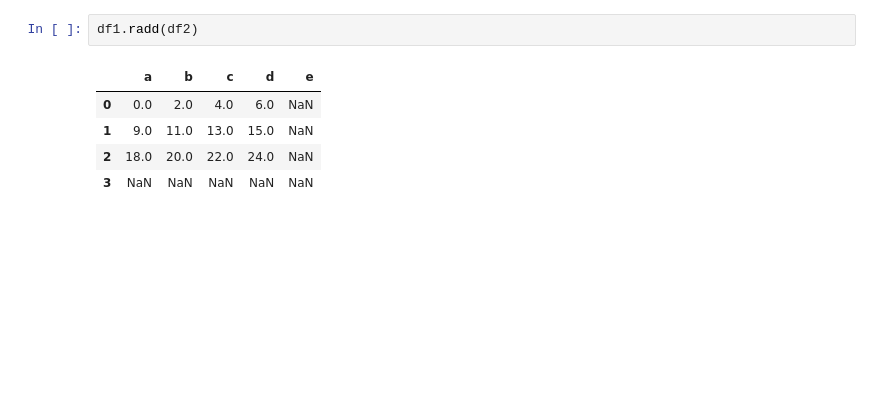
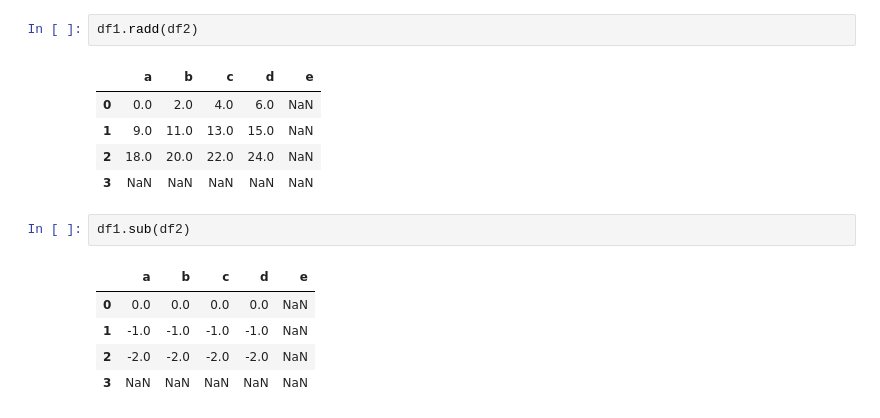
Before and after one commit to shrey0812/Data-Analysis-By-Wes-Mckinney, a Jupyter notebook: Chapter 5/Chapter-5-part-3.ipynb, the cells around one changed output. Cells and saved outputs as stored; diff of their text form; blank space fills up the shorter version.

```diff
--- a/Chapter 5/Chapter-5-part-3.ipynb
+++ b/Chapter 5/Chapter-5-part-3.ipynb
@@ -85,5 +85,11 @@ df1.radd(df2)
 | 1 | 9.0 | 11.0 | 13.0 | 15.0 | NaN |
 | 2 | 18.0 | 20.0 | 22.0 | 24.0 | NaN |
 | 3 | NaN | NaN | NaN | NaN | NaN |
-# %% [markdown]
-#
+# %%
+df1.sub(df2)
+# %% [output]
+|  | a | b | c | d | e |
+| 0 | 0.0 | 0.0 | 0.0 | 0.0 | NaN |
+| 1 | -1.0 | -1.0 | -1.0 | -1.0 | NaN |
+| 2 | -2.0 | -2.0 | -2.0 | -2.0 | NaN |
+| 3 | NaN | NaN | NaN | NaN | NaN |
```
Also changed, not shown: parts of 127 cells of this notebook, 2 other files.
